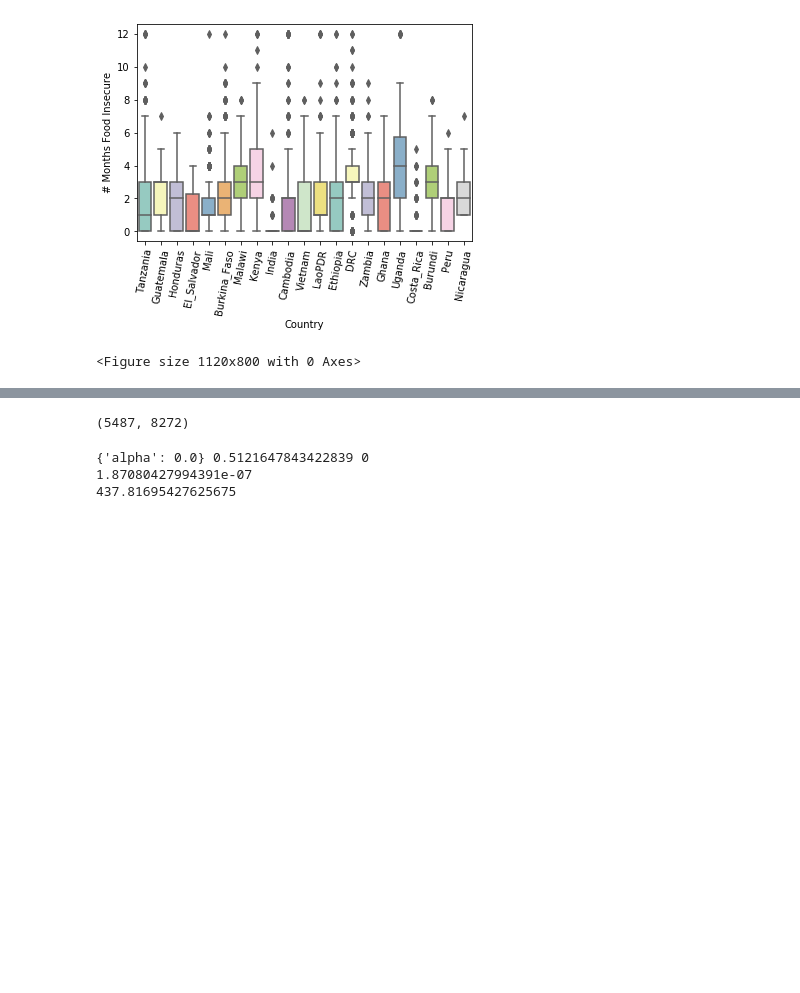
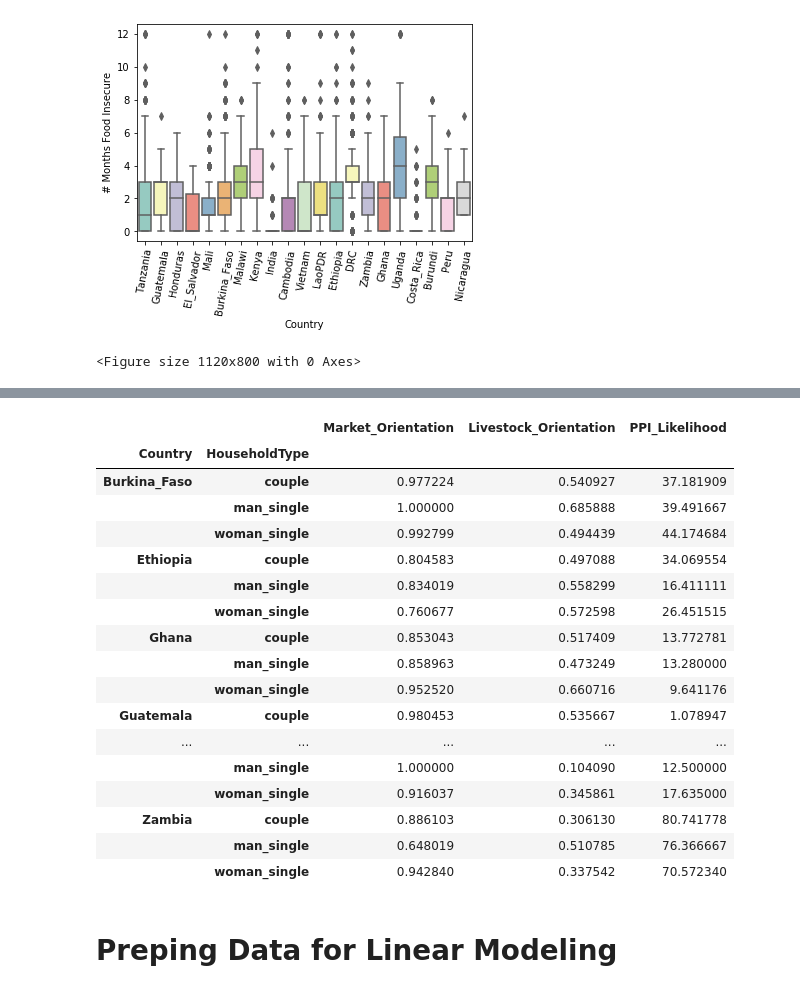
Before and after one commit to laporpe/STA_208, a Jupyter notebook: Charts_Graphs_EDA.ipynb, the cells around one changed output, grey strips where cells are left out. Saved outputs shown, nothing was run; the diff lists cells and outputs as text; code cells hidden in the pictures; blank space fills up the shorter version.

```diff
--- a/Charts_Graphs_EDA.ipynb
+++ b/Charts_Graphs_EDA.ipynb
@@ -323 +407,25 @@ drop_data.shape
+# %%
+c_data.groupby(["Country", "HouseholdType"])["Market_Orientation",'Livestock_Orientation', "PPI_Likelihood"]. mean()
+# %% [output]
+|  |  | Market_Orientation | Livestock_Orientation | PPI_Likelihood |
+| Country | HouseholdType |  |  |  |
+| Burkina_Faso | couple | 0.977224 | 0.540927 | 37.181909 |
+|  | man_single | 1.000000 | 0.685888 | 39.491667 |
+|  | woman_single | 0.992799 | 0.494439 | 44.174684 |
+| Ethiopia | couple | 0.804583 | 0.497088 | 34.069554 |
+|  | man_single | 0.834019 | 0.558299 | 16.411111 |
+|  | woman_single | 0.760677 | 0.572598 | 26.451515 |
+| Ghana | couple | 0.853043 | 0.517409 | 13.772781 |
+|  | man_single | 0.858963 | 0.473249 | 13.280000 |
+|  | woman_single | 0.952520 | 0.660716 | 9.641176 |
+| Guatemala | couple | 0.980453 | 0.535667 | 1.078947 |
+| ... | ... | ... | ... | ... |
+|  | man_single | 1.000000 | 0.104090 | 12.500000 |
+|  | woman_single | 0.916037 | 0.345861 | 17.635000 |
+| Zambia | couple | 0.886103 | 0.306130 | 80.741778 |
+|  | man_single | 0.648019 | 0.510785 | 76.366667 |
+|  | woman_single | 0.942840 | 0.337542 | 70.572340 |
+# %% [markdown]
+Preping Data for Linear Modeling
+===========
 # %%
@@ -371,50 +478,3 @@ X_test = np.hstack((np.ones((X_test.shape[0],1)),X_test))
 
 #List for optimally tuned model Train and Test MSE's
 op_mods = []
-# %%
-X.shape
-# %% [output]
-(5487, 8272)
-# %%
-#RIDGE
-
-rr = linear_model.Ridge(alpha=0.1)
-
-rr.fit(X_train, y_train)
-pred_tr = rr.predict(X_train)
-pred_te = rr.predict(X_test)
-
-
-#Create Grid search dictionary for all alphas we wish to evaluate
-grid = dict()
-grid['alpha'] = np.arange(0, 1, 0.1)
-
-#Use GridSearchCV with cv = 5, this will output the 'optimal model'
-rr_op = model_selection.GridSearchCV(rr, grid, cv=5, n_jobs=-1)
-
-#fit opti model
-rr_op.fit(X_train, y_train)
-
-# summarize
-print(rr_op.best_params_,rr_op.best_score_,rr_op.best_index_ ) # best is alpha = 0
-
-# Store opitmal alpha
-#op_alpha = rr_op.best_params_
-
-#pred_te = rr_op.predict(X_test)
-
-print(metrics.mean_squared_error(pred_tr, y_train)
-)
-print(metrics.mean_squared_error(pred_te, y_test))
-
-# Final model with optimal alpha
-#rr_final = linear_model.Ridge(alpha = op_alpha)
-#rr_final.fit(X_train[tr_numerics],y_train)
-#pred_tr = rr_final.predict(X_train[tr_numerics])
-#pred_te = rr_final.predict(X_test[tr_numerics])
-#b
-#op_mods.append(("Ridge", metrics.mean_squared_error(pred_tr, y_train),metrics.mean_squared_error(pred_te, y_test)))
-# %% [output]
-{'alpha': 0.0} 0.5121647843422839 0
-1.87080427994391e-07
-437.81695427625675
```
Also changed, not shown: parts of 26 cells of this notebook.
